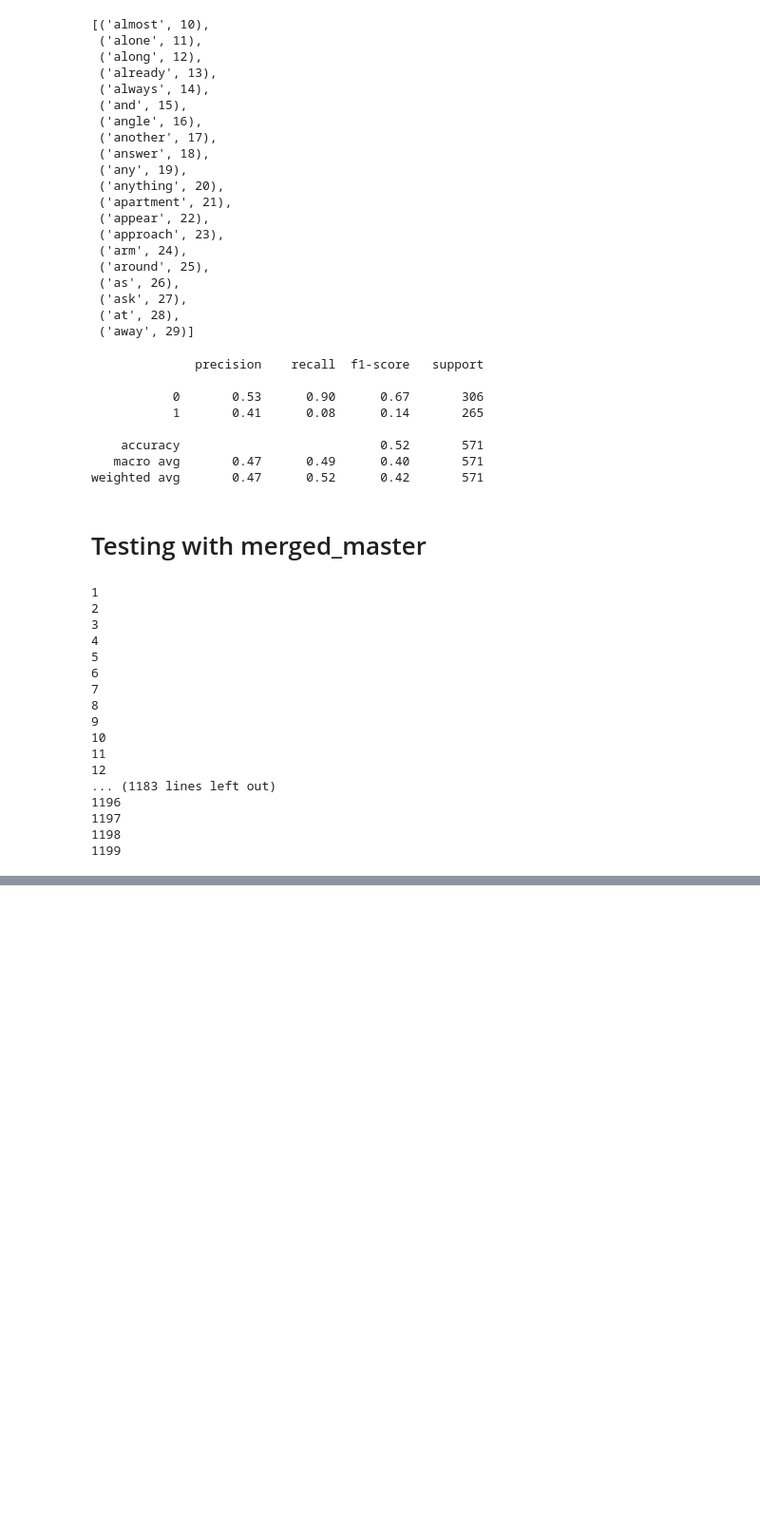
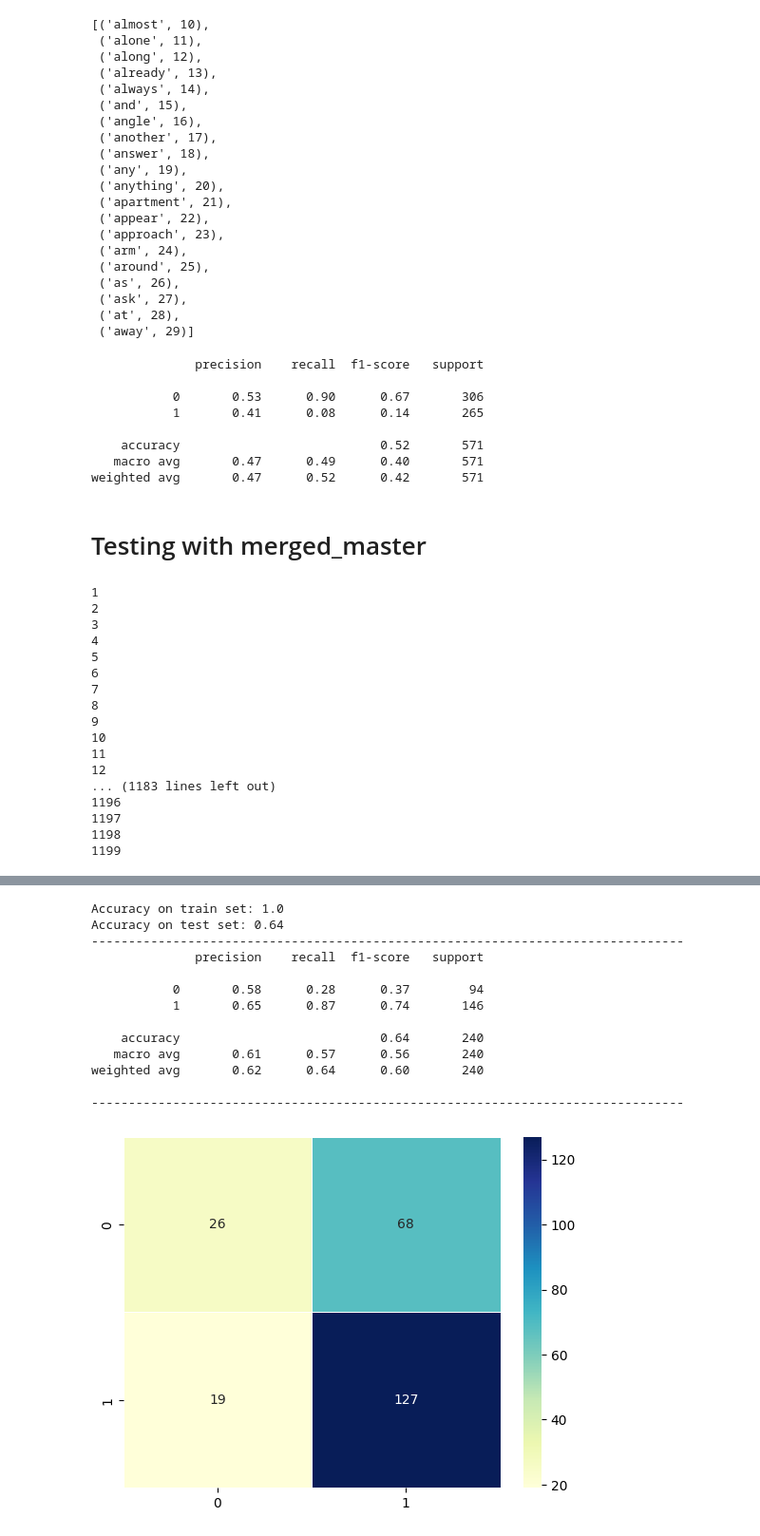
Before and after one commit to Boat84/Capstone-project, a Jupyter notebook: testing_jt.ipynb, the cells around one changed output, grey strips where cells are left out. Shown: that part at 95% size. Cells and saved outputs as stored; diff of their text form; code cells hidden in the pictures; blank space fills up the shorter version.

```diff
--- a/testing_jt.ipynb
+++ b/testing_jt.ipynb
@@ -279,0 +312,34 @@ weighted avg       0.57      0.61      0.47       240
+# %%
+
+base = XGBClassifier()
+base.fit(X_train, y_train)
+
+y_pred_train = base.predict(X_train)
+y_pred = base.predict(X_test)
+
+# Print accuracy of our model
+print("Accuracy on train set:", round(accuracy_score(y_train, y_pred_train), 2))
+print("Accuracy on test set:", round(accuracy_score(y_test, y_pred), 2))
+print("--------"*10)
+
+# Print classification report of our model
+print(classification_report(y_test, y_pred))
+print("--------"*10)
+
+cm = confusion_matrix(y_test, y_pred)
+sns.heatmap(cm, cmap='YlGnBu', annot=True, fmt='d', linewidths=.5);
+# %% [output]
+Accuracy on train set: 1.0
+Accuracy on test set: 0.64
+--------------------------------------------------------------------------------
+              precision    recall  f1-score   support
+
+           0       0.58      0.28      0.37        94
+           1       0.65      0.87      0.74       146
+
+    accuracy                           0.64       240
+   macro avg       0.61      0.57      0.56       240
+weighted avg       0.62      0.64      0.60       240
+
+--------------------------------------------------------------------------------
+[figure, added]
```
Also changed, not shown: parts of 18 cells of this notebook, 1 other file.
